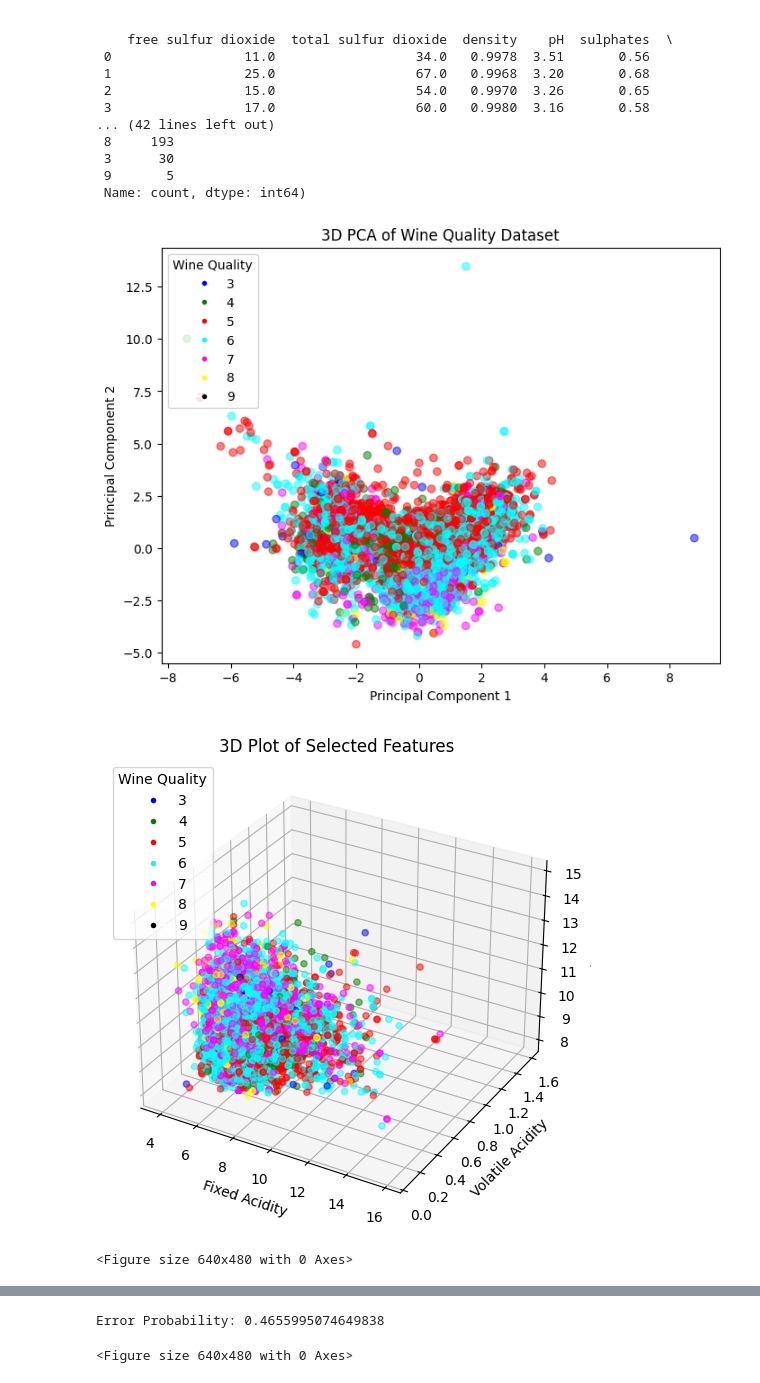
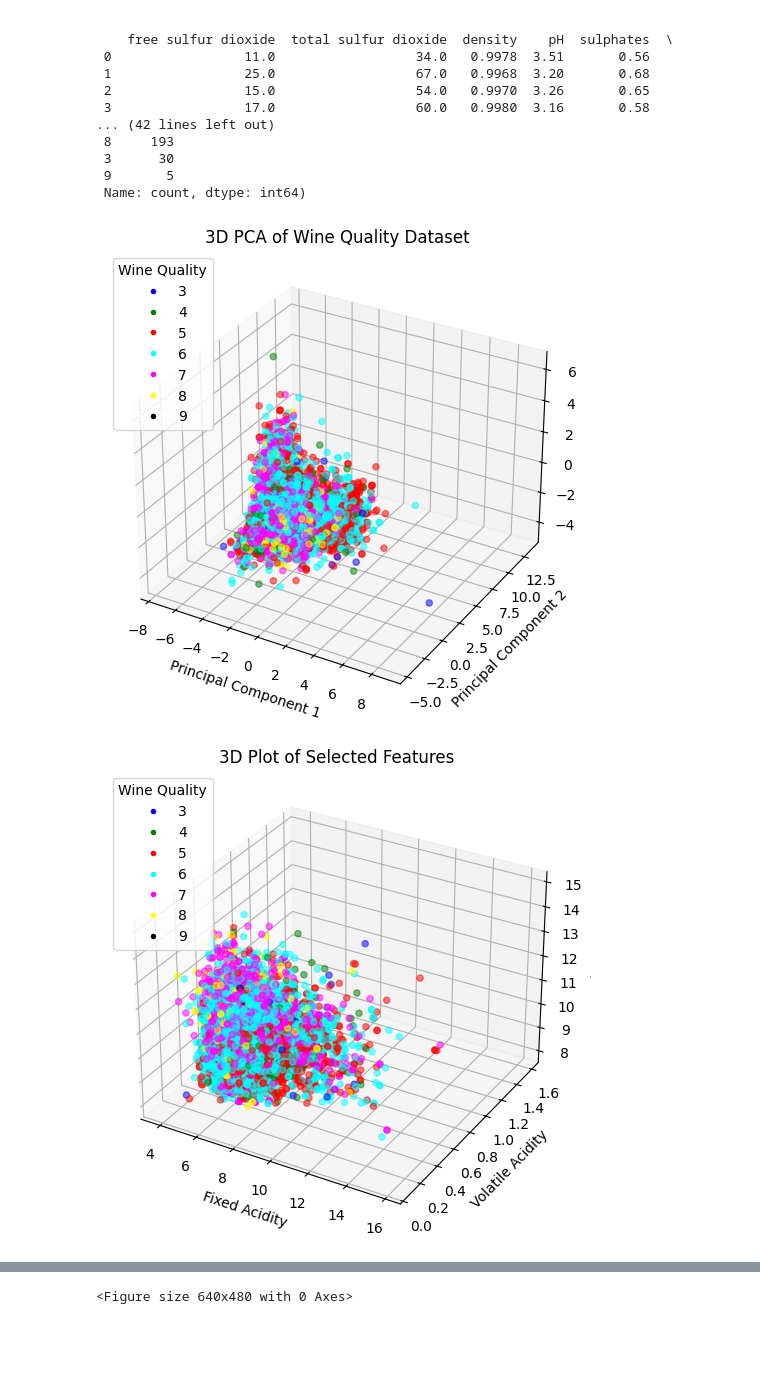
Before and after one commit to rahulmk8055/EECE5644_Intro_to_ML_Pattern_Recognition, a Jupyter notebook: problem_set_1/H1_Q3.ipynb, the cells around one changed output, grey strips where cells are left out. Drawn from its saved outputs; the diff is of its cells as text; code cells hidden in the pictures; blank space fills up the shorter version.

```diff
--- a/problem_set_1/H1_Q3.ipynb
+++ b/problem_set_1/H1_Q3.ipynb
@@ -39,12 +39,12 @@ from scipy.stats import multivariate_normal
 from sklearn.metrics import confusion_matrix, accuracy_score, ConfusionMatrixDisplay
 
 # Load datasets
-red_wine_path = "winequality-red.csv"
-white_wine_path = "winequality-white.csv"
+red_wine_path = "data/winequality-red.csv"
+white_wine_path = "data/winequality-white.csv"
 red_wine_data = pd.read_csv(red_wine_path, delimiter=';')
 white_wine_data = pd.read_csv(white_wine_path, delimiter=';')
 
-# Combine datasets
+# Combine
 wine_data = pd.concat([red_wine_data, white_wine_data])
 
 # Separate features and target
@@ -58,88 +58,36 @@ features_scaled = scaler.fit_transform(features)
 # Define a fixed list of colors
 colors = ['blue', 'green', 'red', 'cyan', 'magenta', 'yellow', 'black', 'purple', 'lime', 'orange', 'brown']
 color_map = {quality: colors[i] for i, quality in enumerate(sorted(labels.unique()))}
 
 # PCA for visualization (reducing to 3 components for a 3D plot)
 pca = PCA(n_components=3)
 features_pca = pca.fit_transform(features_scaled)
 
 # 3D PCA Visualization in a separate figure
-# fig = plt.figure(figsize=(8, 6))
-# ax = fig.add_subplot(111, projection='3d')
-# scatter = ax.scatter(features_pca[:, 0], features_pca[:, 1], features_pca[:, 2], c=[color_map[q] for q in labels], alpha=0.5)
-# ax.set_xlabel('Principal Component 1')
-# ax.set_ylabel('Principal Component 2')
-# ax.set_zlabel('Principal Component 3')
-# ax.set_title('3D PCA of Wine Quality Dataset')
-
-# # Creating a legend with the quality scores
-# handles = [plt.Line2D([0], [0], marker='o', color='w', markerfacecolor=color_map[quality], markersize=5, label=quality) for quality in sorted(color_map)]
-# ax.legend(handles=handles, title="Wine Quality", loc='upper left')
-# plt.show()
-
 fig = plt.figure(figsize=(8, 6))
-ax = fig.add_subplot(111)
-scatter = ax.scatter(features_pca[:, 0], features_pca[:, 1], c=[color_map[q] for q in labels], alpha=0.5)
+ax = fig.add_subplot(111, projection='3d')
+scatter = ax.scatter(features_pca[:, 0], features_pca[:, 1], features_pca[:, 2], c=[color_map[q] for q in labels], alpha=0.5)
 ax.set_xlabel('Principal Component 1')
 ax.set_ylabel('Principal Component 2')
-# ax.set_zlabel('Principal Component 3')
+ax.set_zlabel('Principal Component 3')
 ax.set_title('3D PCA of Wine Quality Dataset')
 
 # Creating a legend with the quality scores
 handles = [plt.Line2D([0], [0], marker='o', color='w', markerfacecolor=color_map[quality], markersize=5, label=quality) for quality in sorted(color_map)]
 ax.legend(handles=handles, title="Wine Quality", loc='upper left')
 plt.show()
+
 
 # 3D Plot of selected features in a separate figure
 fig = plt.figure(figsize=(8, 6))
 ax = fig.add_subplot(111, projection='3d')
 scatter = ax.scatter(wine_data['fixed acidity'], wine_data['volatile acidity'], wine_data['alcohol'], c=[color_map[q] for q in labels], alpha=0.5)
 ax.set_xlabel('Fixed Acidity')
 ax.set_ylabel('Volatile Acidity')
 ax.set_zlabel('Alcohol')
 ax.set_title('3D Plot of Selected Features')
 ax.legend(handles=handles, title="Wine Quality", loc='upper left')
 plt.show()
-
-# Estimate class-specific parameters and classify
-class_means = {}
-class_covariances = {}
-class_priors = {}
-quality_scores = labels.unique()
-
-for quality in quality_scores:
-    class_data = features[labels == quality]
-    class_means[quality] = class_data.mean()
-    class_covariances[quality] = class_data.cov() + 0.01 * np.eye(class_data.shape[1])  # Regularization
-    class_priors[quality] = len(class_data) / len(features)
-
-def classify(sample):
-    max_posterior = -np.inf
-    chosen_class = None
-    for quality in quality_scores:
-        mean = class_means[quality]
-        cov = class_covariances[quality]
-        prior = class_priors[quality]
-        likelihood = multivariate_normal(mean, cov).pdf(sample)
-        posterior = likelihood * prior
-        if posterior > max_posterior:
-            max_posterior = posterior
-            chosen_class = quality
-    return chosen_class
-
-predicted_labels = np.array([classify(row) for index, row in features.iterrows()])
-error_probability = 1 - accuracy_score(labels, predicted_labels)
-conf_matrix = confusion_matrix(labels, predicted_labels, labels=sorted(quality_scores))
-
-# Visualizing the confusion matrix
-plt.figure()
-cm_display = ConfusionMatrixDisplay(conf_matrix, display_labels=sorted(quality_scores))
-cm_display.plot(cmap=plt.cm.Blues)
-plt.title('Confusion Matrix')
-plt.show()
-
-print("Error Probability:", error_probability)
 # %% [output]
-[figure, old version]
+[figure, new version]
 [figure]
-<Figure size 640x480 with 0 Axes>
@@ -147,4 +94,3 @@ print("Error Probability:", error_probability)
-Error Probability: 0.4655995074649838
 # %%
 # Estimate class-specific parameters and classify
 class_means = {}
```
Also changed, not shown: parts of 3 cells of this notebook, 1 other file.
